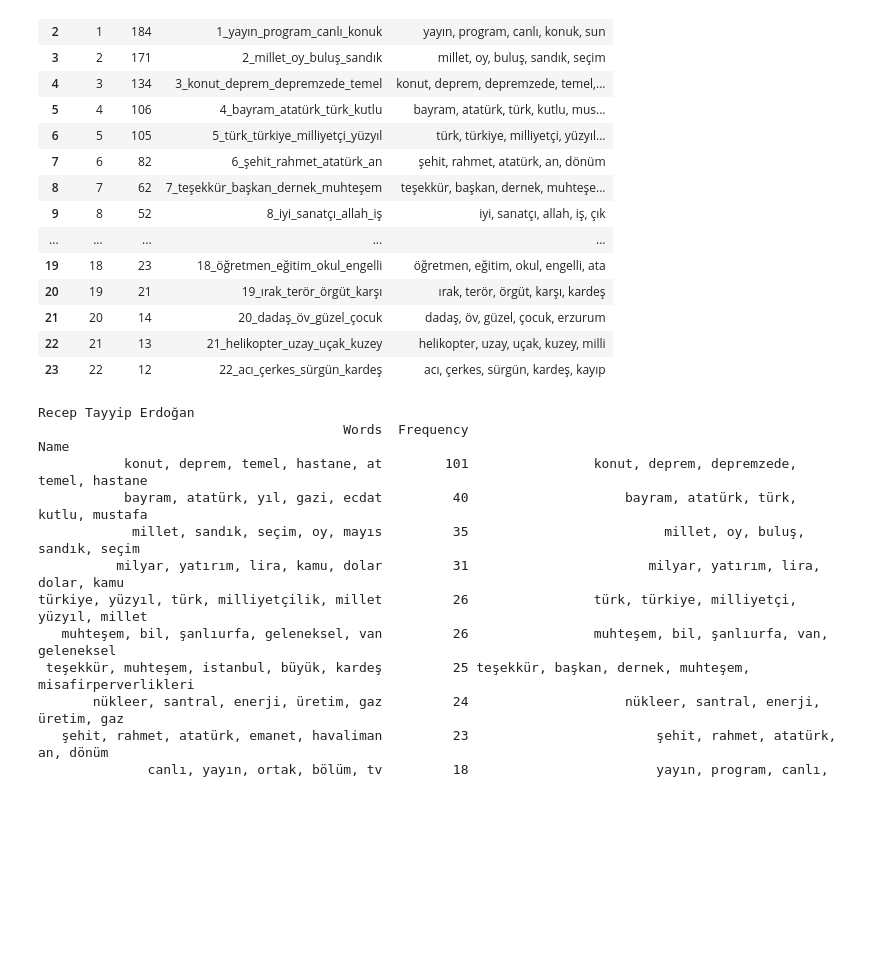
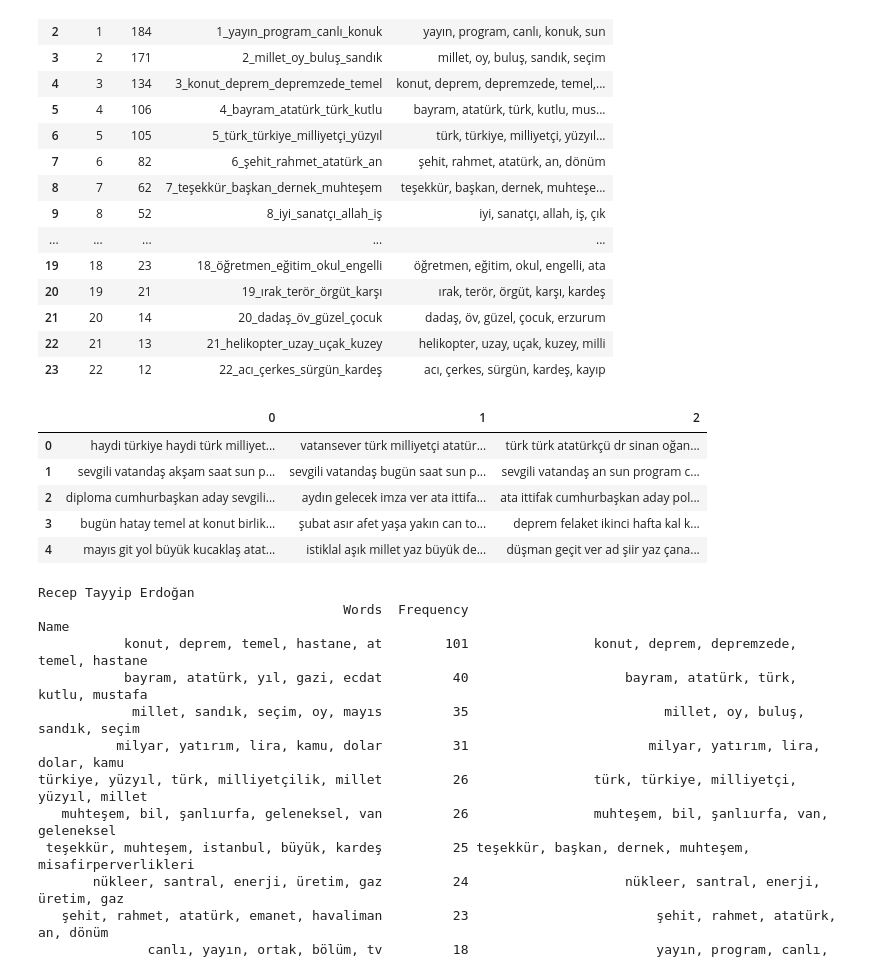
Before and after one commit to ihpar/secim, a Jupyter notebook: bertopic_analysis.ipynb, the cells around one changed output. Saved outputs shown, nothing was run; the diff lists cells and outputs as text; code cells hidden in the pictures; blank space fills up the shorter version.

Commit message:
adds new findings

```diff
--- a/bertopic_analysis.ipynb
+++ b/bertopic_analysis.ipynb
@@ -98,6 +100,22 @@ df.head(25)
 | 21 | 20 | 14 | 20_dadaş_öv_güzel_çocuk | dadaş, öv, güzel, çocuk, erzurum |
 | 22 | 21 | 13 | 21_helikopter_uzay_uçak_kuzey | helikopter, uzay, uçak, kuzey, milli |
 | 23 | 22 | 12 | 22_acı_çerkes_sürgün_kardeş | acı, çerkes, sürgün, kardeş, kayıp |
+# %%
+rep_docs_dict = {}
+for i in range(24):
+    rep_docs = topic_model.get_representative_docs(i)
+    rep_docs_dict[i] = rep_docs
+# %%
+df_topics = pd.DataFrame.from_dict(rep_docs_dict).T
+df_topics.to_excel("findings/representative_docs.xlsx")
+df_topics.head()
+# %% [output]
+|  | 0 | 1 | 2 |
+| 0 | haydi türkiye haydi türk milliyet... | vatansever türk milliyetçi atatür... | türk türk atatürkçü dr sinan oğan... |
+| 1 | sevgili vatandaş akşam saat sun p... | sevgili vatandaş bugün saat sun p... | sevgili vatandaş an sun program c... |
+| 2 | diploma cumhurbaşkan aday sevgili... | aydın gelecek imza ver ata ittifa... | ata ittifak cumhurbaşkan aday pol... |
+| 3 | bugün hatay temel at konut birlik... | şubat asır afet yaşa yakın can to... | deprem felaket ikinci hafta kal k... |
+| 4 | mayıs git yol büyük kucaklaş atat... | istiklal aşık millet yaz büyük de... | düşman geçit ver ad şiir yaz çana... |
 # %%
 fig = topic_model.visualize_barchart(top_n_topics=12, n_words=8, width=300)
 fig.write_image(f"{RESULTS_DIR}/topic_word_scores.pdf")
```
Also changed, not shown: parts of 5 cells of this notebook, 5 other files.
